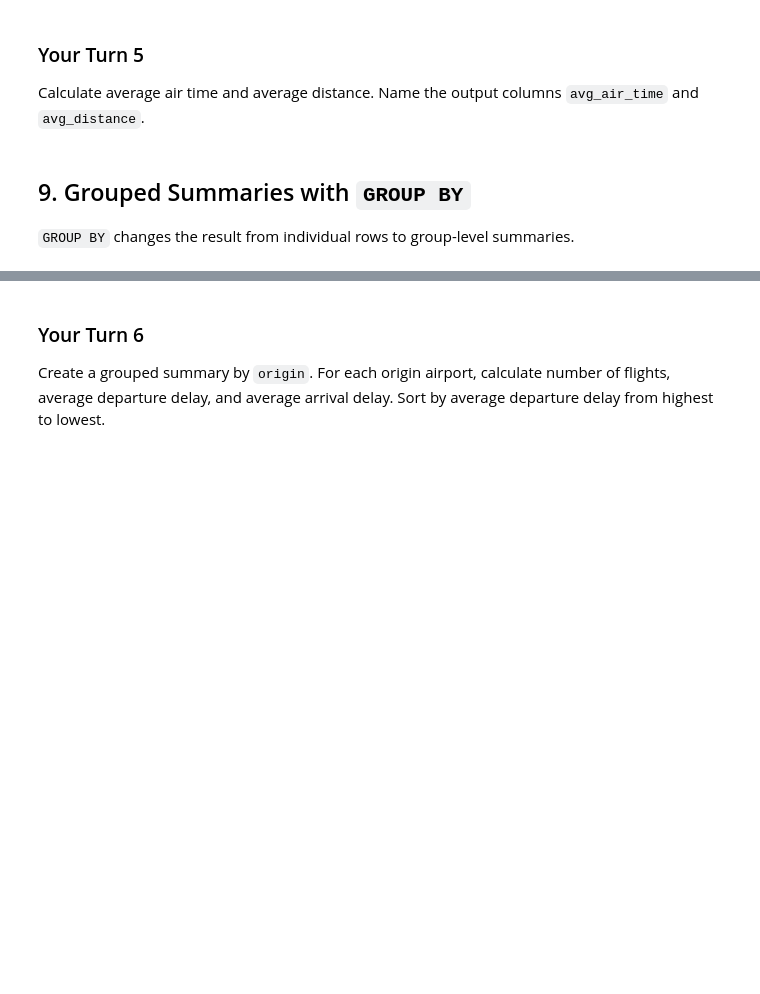
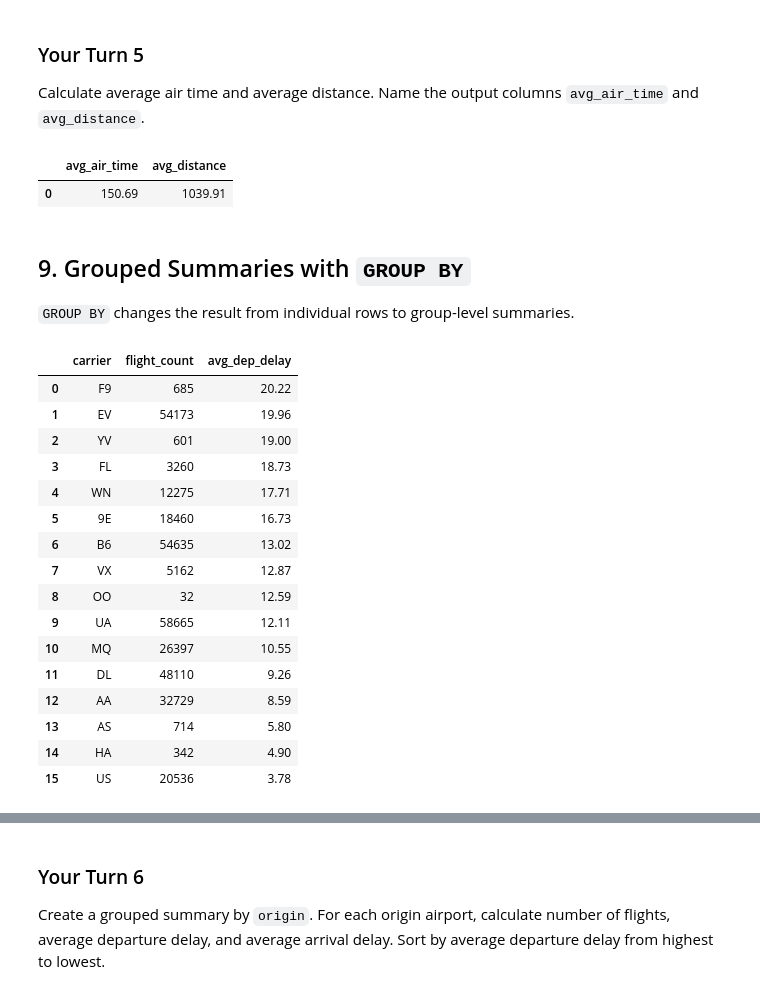
Before and after one commit to angelinaharding0301/ban6003-week9-10-sql-abt-AngelinaHarding, a Jupyter notebook: notebooks/module9_neon_sql_fundamentals_guided_lab.ipynb, the cells around one changed output, grey strips where cells are left out. Cells and saved outputs as stored; diff of their text form; code cells hidden in the pictures; blank space fills up the shorter version.

```diff
--- a/notebooks/module9_neon_sql_fundamentals_guided_lab.ipynb
+++ b/notebooks/module9_neon_sql_fundamentals_guided_lab.ipynb
@@ -303,10 +478,16 @@ Calculate average air time and average distance. Name the output columns `avg_ai
 # %%
 # Your Turn 5
 query = """
-
+select
+    round(avg(air_time)::numeric, 2)::float as avg_air_time,
+    round(avg(distance)::numeric, 2)::float as avg_distance
+from flights;
 """
 
 run_query(query, engine)
+# %% [output]
+|  | avg_air_time | avg_distance |
+| 0 | 150.69 | 1039.91 |
 # %% [markdown]
 ## 9. Grouped Summaries with `GROUP BY`
 
@@ -314,15 +495,33 @@ run_query(query, engine)
 # %%
 query = """
 SELECT
     carrier,
     COUNT(*) AS flight_count,
     ROUND(AVG(dep_delay)::numeric, 2)::float AS avg_dep_delay
 FROM flights
 GROUP BY carrier
-ORDER BY avg_dep_delay DESC;
+ORDER BY avg_dep_delay desc;
 """
 
 run_query(query, engine)
+# %% [output]
+|  | carrier | flight_count | avg_dep_delay |
+| 0 | F9 | 685 | 20.22 |
+| 1 | EV | 54173 | 19.96 |
+| 2 | YV | 601 | 19.00 |
+| 3 | FL | 3260 | 18.73 |
+| 4 | WN | 12275 | 17.71 |
+| 5 | 9E | 18460 | 16.73 |
+| 6 | B6 | 54635 | 13.02 |
+| 7 | VX | 5162 | 12.87 |
+| 8 | OO | 32 | 12.59 |
+| 9 | UA | 58665 | 12.11 |
+| 10 | MQ | 26397 | 10.55 |
+| 11 | DL | 48110 | 9.26 |
+| 12 | AA | 32729 | 8.59 |
+| 13 | AS | 714 | 5.80 |
+| 14 | HA | 342 | 4.90 |
+| 15 | US | 20536 | 3.78 |
 # %%
 query = """
 SELECT
```
Also changed, not shown: parts of 21 cells of this notebook.
